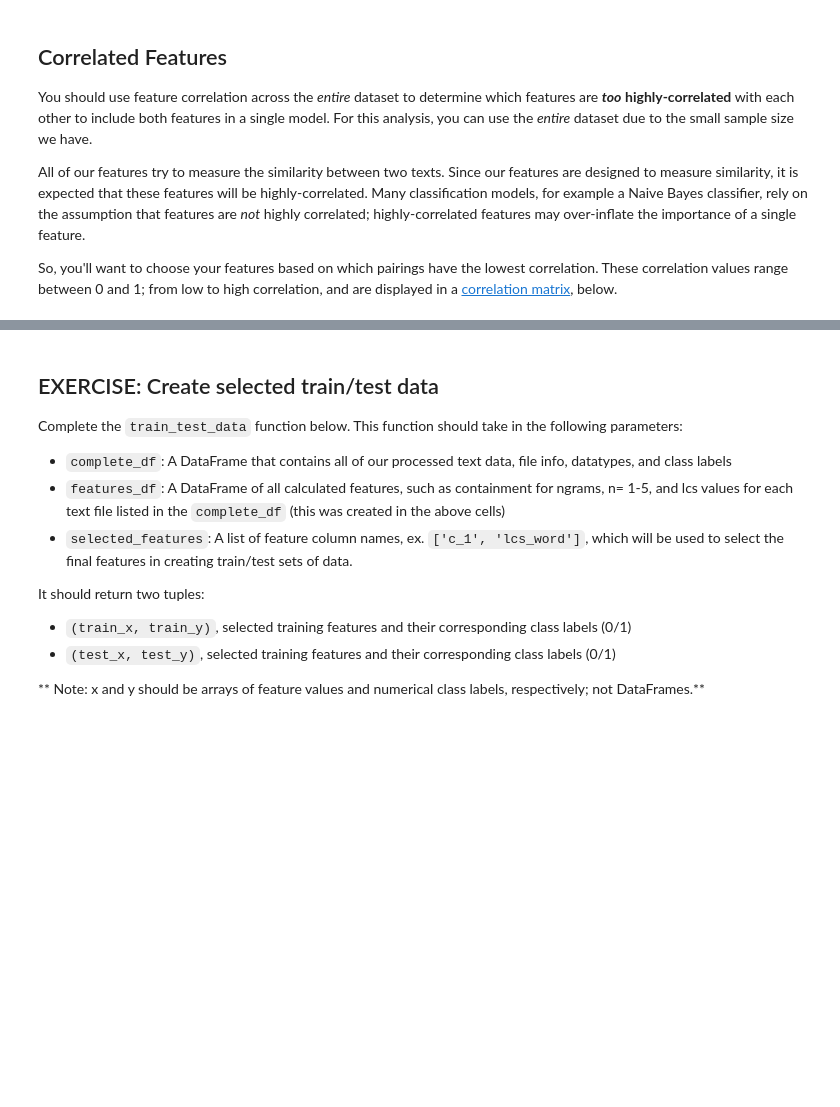
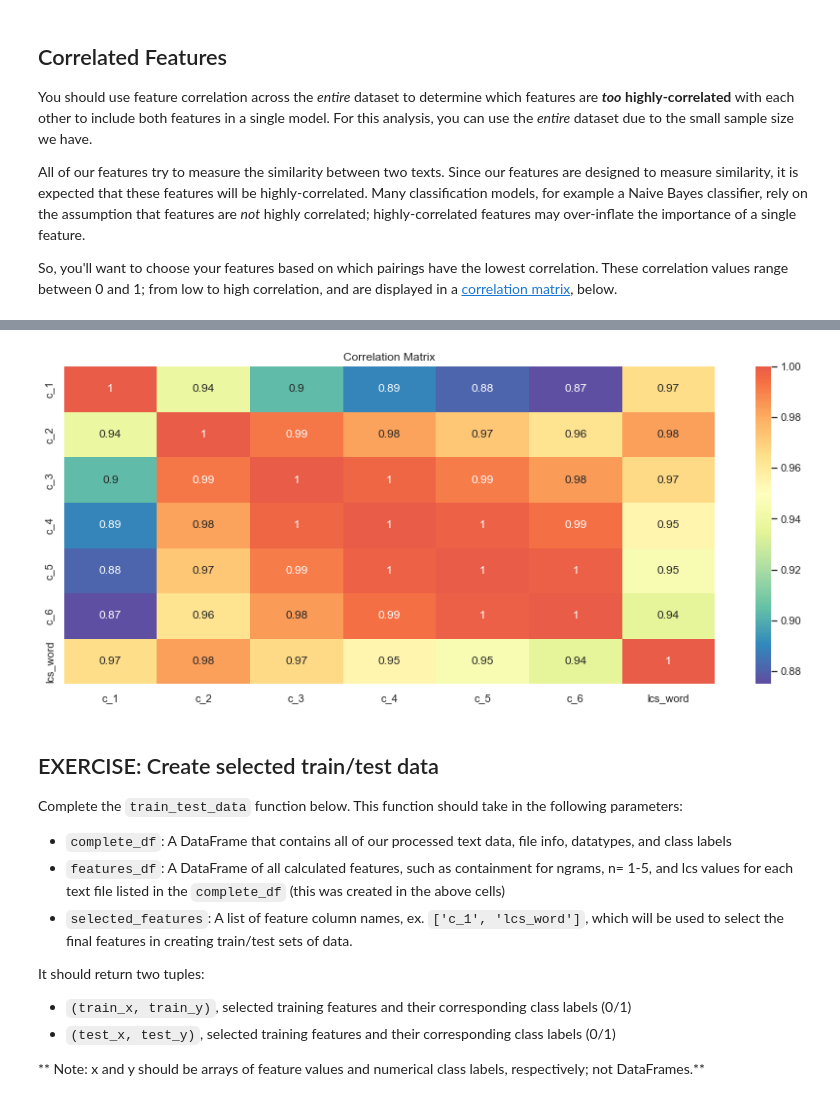
Before and after one commit to amcumber/udacity_ML_SageMaker_Studies, a Jupyter notebook: Project_Plagiarism_Detection/2_Plagiarism_Feature_Engineering.ipynb, the cells around one changed output, grey strips where cells are left out. Cells and saved outputs as stored; diff of their text form; code cells hidden in the pictures; blank space fills up the shorter version.

```diff
--- a/Project_Plagiarism_Detection/2_Plagiarism_Feature_Engineering.ipynb
+++ b/Project_Plagiarism_Detection/2_Plagiarism_Feature_Engineering.ipynb
@@ -556,5 +489,0 @@ a_arr[0]
-# %%
-
-intersection = ngram_array[0][ngram_array[1] > 0].sum()
-norm = ngram_array[0].sum()
-intersection / norm
@@ -575,5 +489,0 @@ array([ 1,  1,  1,  1,  1,  2,  1,  1,  4,  1,  2,  3,  1,  2,  1,  1, 14,
-# %%
-diff = ngram_array[0] - ngram_array[1] + 1
-intersection = diff[diff > 0].sum()
-norm = ngram_array[0].sum()
-intersection / norm
@@ -606,22 +489,0 @@ vocab
-# %%
-# select a value for n
-n = 1
-
-# indices for first few files
-test_indices = range(5)
-
-# iterate through files and calcvocabe containment
-category_vals = []
-containment_vals = []
-for i in test_indices:
-    # get level of plagiarism for a given file index
-    category_vals.append(complete_df.loc[i, 'Category'])
-    # calculate containment for given file and n
-    filename = complete_df.loc[i, 'File']
-    c = calculate_containment(complete_df, n, filename)
-    containment_vals.append(c)
-
-# print out result, does it make sense?
-print('Original category values: \n', category_vals)
-print()
-print(str(n)+'-gram containment values: \n', containment_vals)
@@ -974,0 +936,13 @@ display(corr_matrix)
+# %%
+import seaborn as sns
+import matplotlib.pyplot as plt
+
+sns.set_theme()
+
+my_corr_matrix = features_df.corr()
+fig, ax1 = plt.subplots(1, 1, figsize=(15, 6))
+sns.heatmap(my_corr_matrix, ax=ax1, annot=True, cmap='Spectral_r', center=0.95)
+ax1.set_title('Correlation Matrix')
+plt.show()
+# %% [output]
+[figure, added]
```
Also changed, not shown: parts of 40 cells of this notebook, 2 other files.
